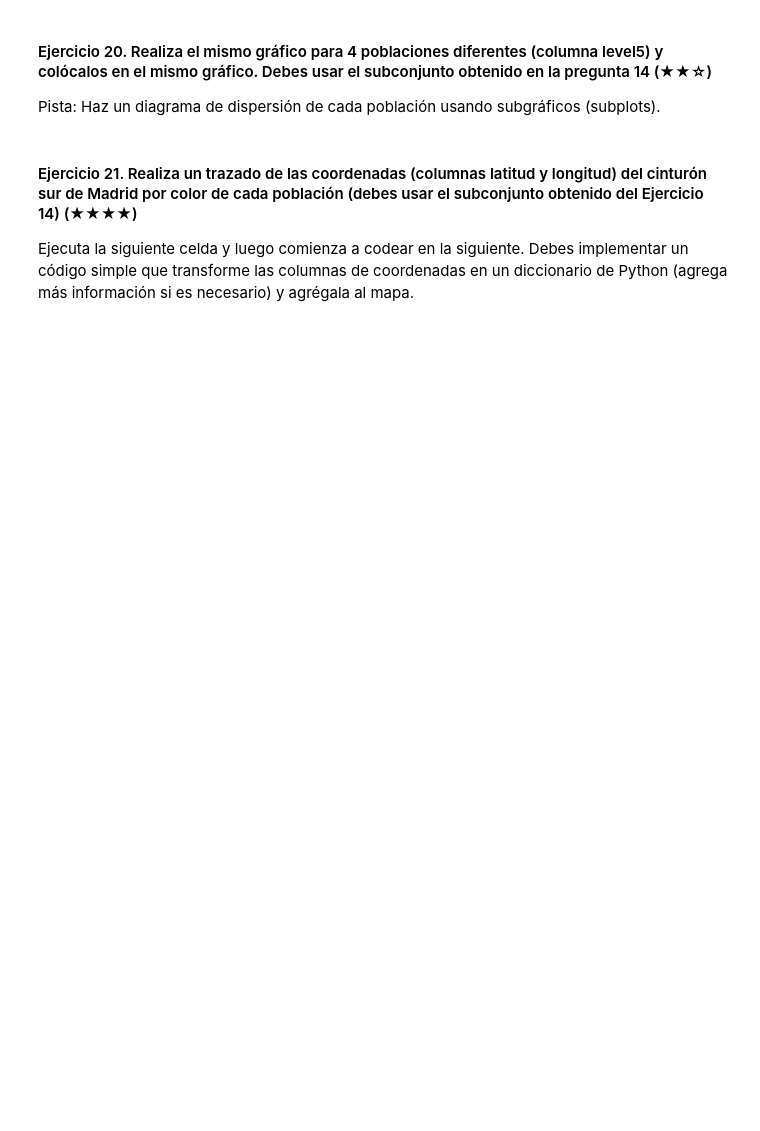
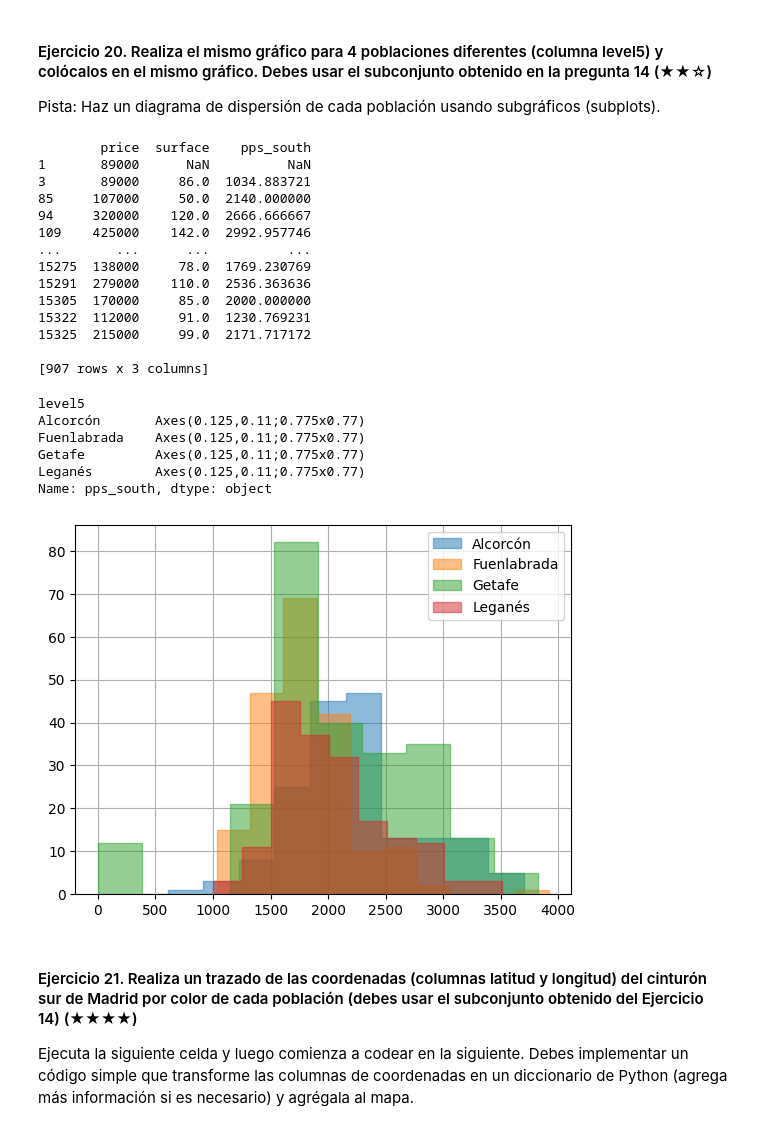
Before and after one commit to Laura-Cruz-Gil/realestate-datacleanup-exercise, a Jupyter notebook: project.es.ipynb, the cells around one changed output. Cells and saved outputs as stored; diff of their text form; code cells hidden in the pictures; blank space fills up the shorter version.

```diff
--- a/project.es.ipynb
+++ b/project.es.ipynb
@@ -334,7 +407,39 @@ Pista: Crea una nueva columna llamada `pps` (price per square en inglés) y lueg
 #### Ejercicio 20. Realiza el mismo gráfico para 4 poblaciones diferentes (columna level5) y colócalos en el mismo gráfico. Debes usar el subconjunto obtenido en la pregunta 14 (★★☆)
 Pista: Haz un diagrama de dispersión de cada población usando subgráficos (subplots).
 # %%
-# TODO
+import pandas as pd
+import matplotlib.pyplot as plt
+
+cinturon_sur_sub= cinturon_sur[cinturon_sur["level5"].isin(['Fuenlabrada','Leganés', 'Getafe', 'Alcorcón'])]
+
+# Creando una columna con el valor de € / m2 calculado:
+
+cinturon_sur["pps_south"] = cinturon_sur["price"]/cinturon_sur["surface"]
+print(cinturon_sur[["price" , "surface" , "pps_south"]])
+
+cinturon_sur_sub.groupby('level5')['pps_south'].hist(histtype='step', alpha = 0.5 , stacked=True, fill=True, legend=True)
+# %% [output]
+        price  surface    pps_south
+1       89000      NaN          NaN
+3       89000     86.0  1034.883721
+85     107000     50.0  2140.000000
+94     320000    120.0  2666.666667
+109    425000    142.0  2992.957746
+...       ...      ...          ...
+15275  138000     78.0  1769.230769
+15291  279000    110.0  2536.363636
+15305  170000     85.0  2000.000000
+15322  112000     91.0  1230.769231
+15325  215000     99.0  2171.717172
+
+[907 rows x 3 columns]
+level5
+Alcorcón       Axes(0.125,0.11;0.775x0.77)
+Fuenlabrada    Axes(0.125,0.11;0.775x0.77)
+Getafe         Axes(0.125,0.11;0.775x0.77)
+Leganés        Axes(0.125,0.11;0.775x0.77)
+Name: pps_south, dtype: object
+[figure, added]
 # %% [markdown]
 #### Ejercicio 21. Realiza un trazado de las coordenadas (columnas latitud y longitud) del cinturón sur de Madrid por color de cada población (debes usar el subconjunto obtenido del Ejercicio 14) (★★★★)
 
```
Also changed, not shown: parts of 7 cells of this notebook.
